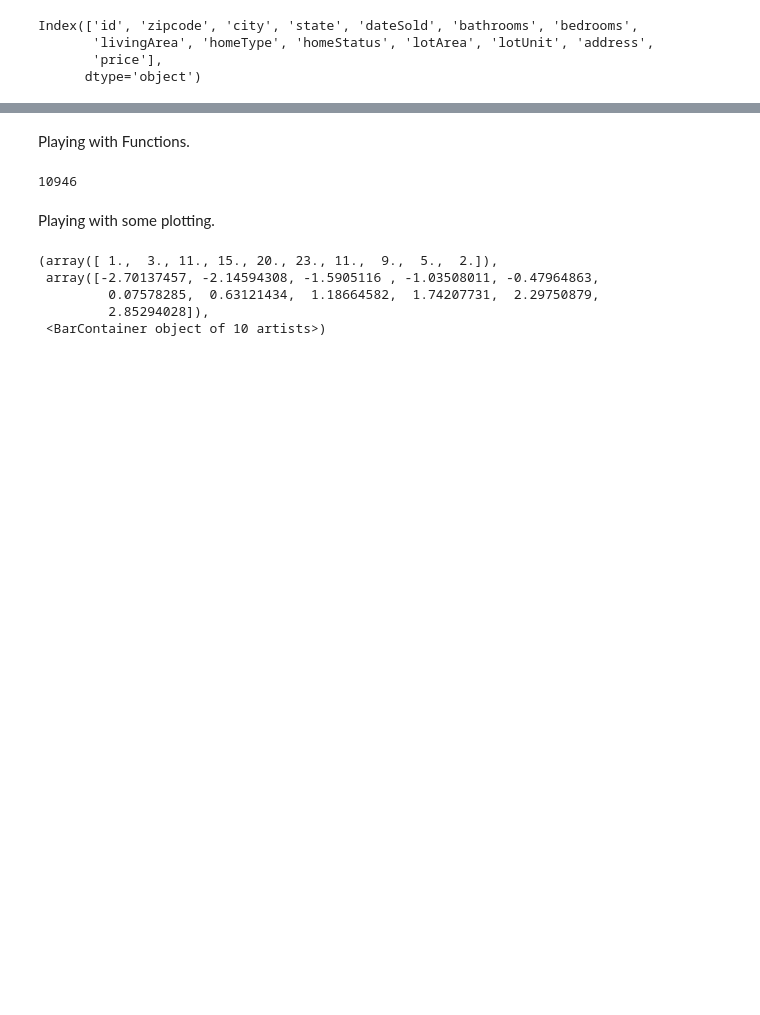
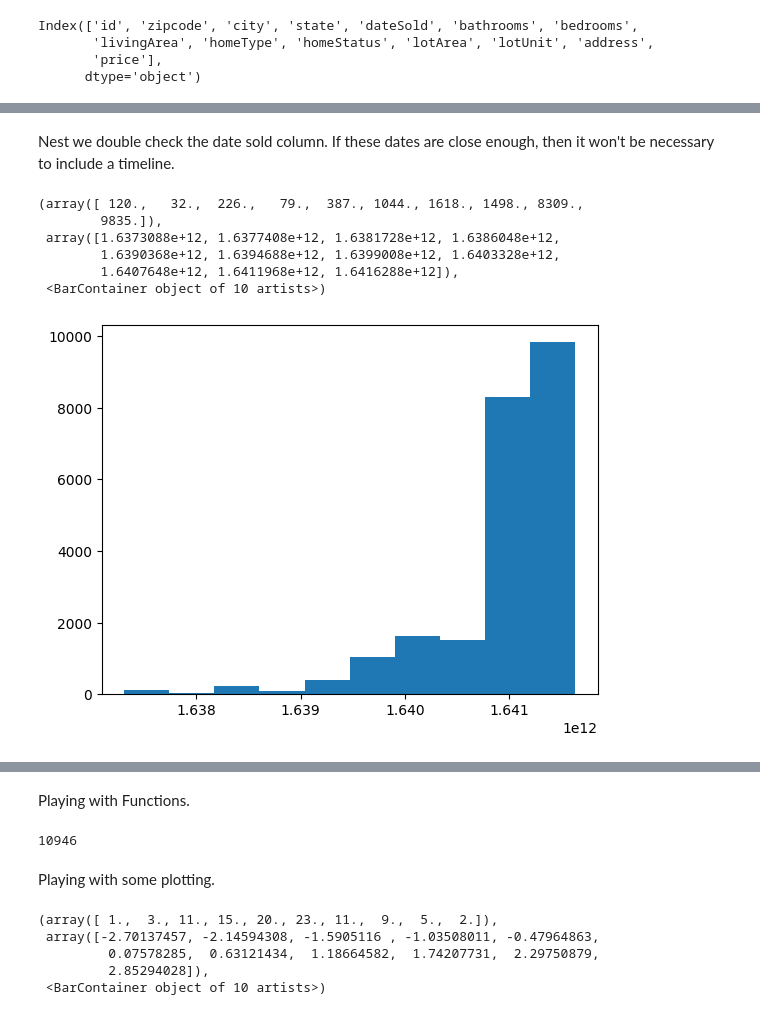
Before and after one commit to vtomlin1/Portfolio, a Jupyter notebook: Python/MLH_Housing_Prices_Forecasting.ipynb, the cells around one changed output, grey strips where cells are left out. Drawn from its saved outputs; the diff is of its cells as text; code cells hidden in the pictures; blank space fills up the shorter version.

Commit message:
Exploring and Cleaning the Data

```diff
--- a/Python/MLH_Housing_Prices_Forecasting.ipynb
+++ b/Python/MLH_Housing_Prices_Forecasting.ipynb
@@ -28,0 +77,9 @@ Index(['id', 'zipcode', 'city', 'state', 'dateSold', 'bathrooms', 'bedrooms',
+# %%
+#Make a copy of the original data but exclude unsold houses.
+
+train_only_sold = train[train['homeStatus'] == 'RECENTLY_SOLD'].copy()
+
+#Now drop home status column. This column is unnecessary.
+#Note: axis = 1 is for columns. axis = 0 is for rows.
+train_only_sold = train_only_sold.drop('homeStatus', axis = 1)
+train_only_sold.head()
@@ -28,0 +93,12 @@ Index(['id', 'zipcode', 'city', 'state', 'dateSold', 'bathrooms', 'bedrooms',
+# %% [markdown]
+Nest we double check the date sold column. If these dates are close enough, then it won't be necessary to include a timeline.
+# %%
+plt.hist(train_only_sold['dateSold'])
+# %% [output]
+(array([ 120.,   32.,  226.,   79.,  387., 1044., 1618., 1498., 8309.,
+        9835.]),
+ array([1.6373088e+12, 1.6377408e+12, 1.6381728e+12, 1.6386048e+12,
+        1.6390368e+12, 1.6394688e+12, 1.6399008e+12, 1.6403328e+12,
+        1.6407648e+12, 1.6411968e+12, 1.6416288e+12]),
+ <BarContainer object of 10 artists>)
+[figure, added]
```
Also changed, not shown: parts of 31 cells of this notebook.
